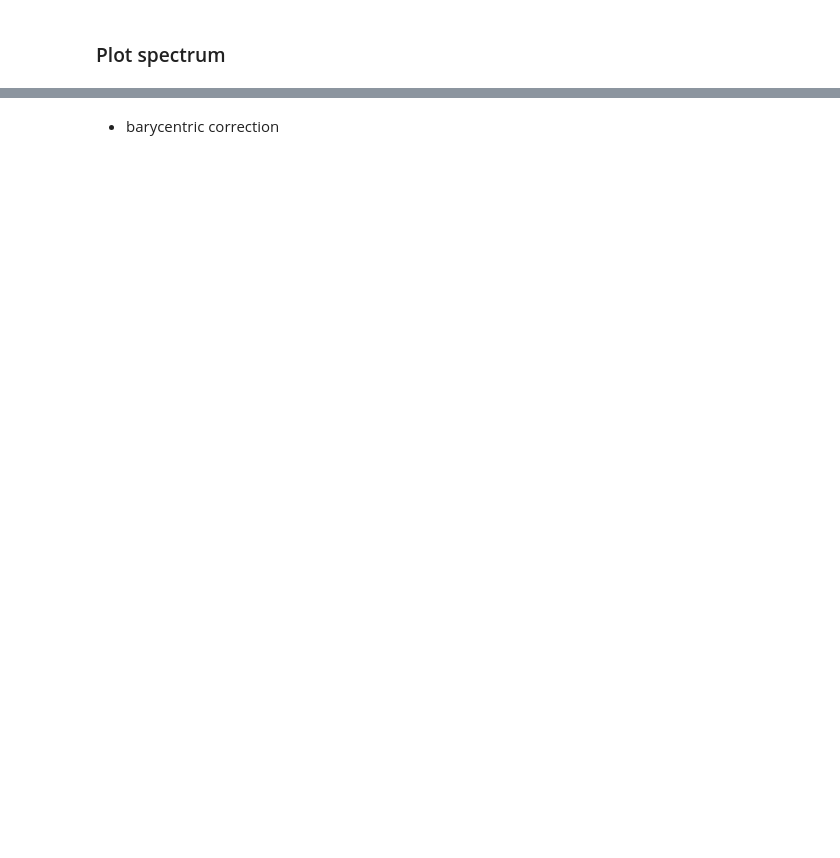
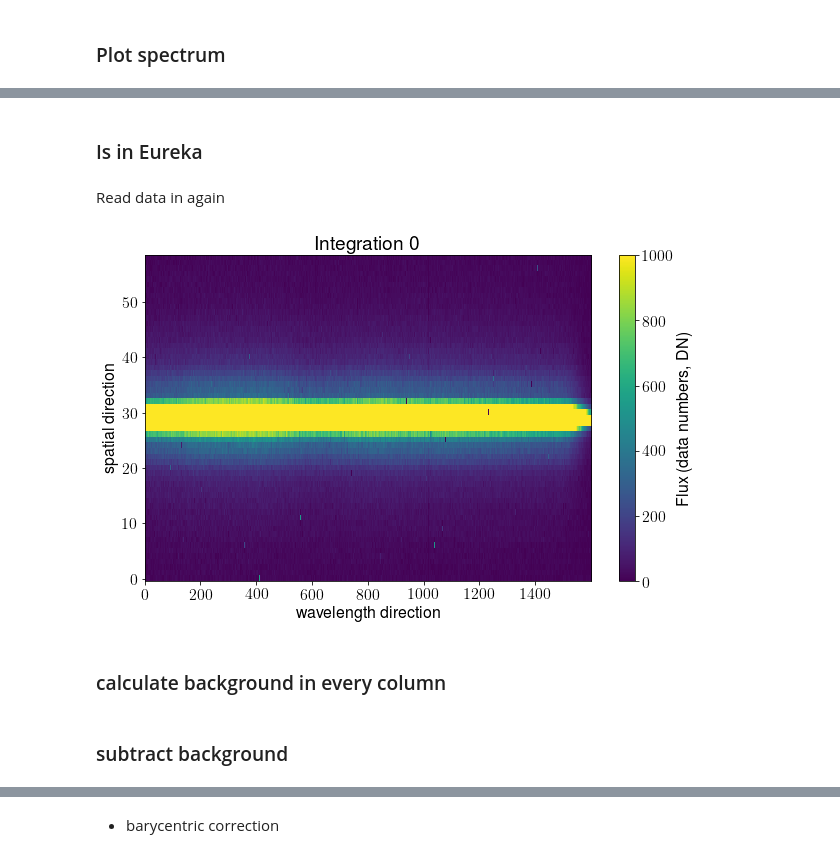
Before and after one commit to kevin218/Eureka, a Jupyter notebook: demos/Introduction to Eureka.ipynb, the cells around one changed output, grey strips where cells are left out. Saved outputs shown, nothing was run; the diff lists cells and outputs as text; code cells hidden in the pictures; blank space fills up the shorter version.

```diff
--- a/demos/Introduction to Eureka.ipynb
+++ b/demos/Introduction to Eureka.ipynb
@@ -280,0 +306,2 @@ plt.plot(range(1600), stdspec)
+# %% [markdown]
+### Is in Eureka
@@ -280,0 +316,32 @@ plt.plot(range(1600), stdspec)
+# %% [markdown]
+Read data in again
+# %%
+data    = hdulist['SCI',1].data
+err     = hdulist['ERR',1].data
+wave    = hdulist['WAVELENGTH',1].data
+v0      = hdulist['VAR_RNOISE',1].data
+
+subdata     = data    [:,ywindow[0]:ywindow[1],xwindow[0]:xwindow[1]]
+suberr      = err     [:,ywindow[0]:ywindow[1],xwindow[0]:xwindow[1]]
+subwave     = wave    [  ywindow[0]:ywindow[1],xwindow[0]:xwindow[1]]
+subv0       = v0      [:,ywindow[0]:ywindow[1],xwindow[0]:xwindow[1]]
+# %%
+# Convert from brightness units (MJy/sr) to DNs
+
+photfile = '/home/zieba/Desktop/Data/JWST_simulated_data_may2021/NIRCam/ancil/jwst_nircam_photom_0064.fits'
+
+subdata, suberr, subv0 = bright2flux.bright2dn(subdata, suberr, subv0, subwave, photfile, mhdr, shdr)
+# %%
+#print(d[1].data)
+fig, ax = plt.subplots(1,1,figsize=(10,6))
+
+im = ax.imshow(subdata[0], origin = 'lower', aspect='auto',  vmin=0, vmax=1000)
+fig.colorbar(im, label='Flux (data numbers, DN)')
+#plt.tight_layout()
+ax.set_title('Integration {0}'.format(0))
+ax.set_xlabel('wavelength direction')
+ax.set_ylabel('spatial direction')
+plt.show()
+plt.close()
+# %% [output]
+[figure, added]
@@ -280,0 +356,2 @@ plt.plot(range(1600), stdspec)
+# %% [markdown]
+### calculate background in every column
@@ -280,0 +360,2 @@ plt.plot(range(1600), stdspec)
+# %% [markdown]
+### subtract background
```
Also changed, not shown: parts of 37 cells of this notebook.
